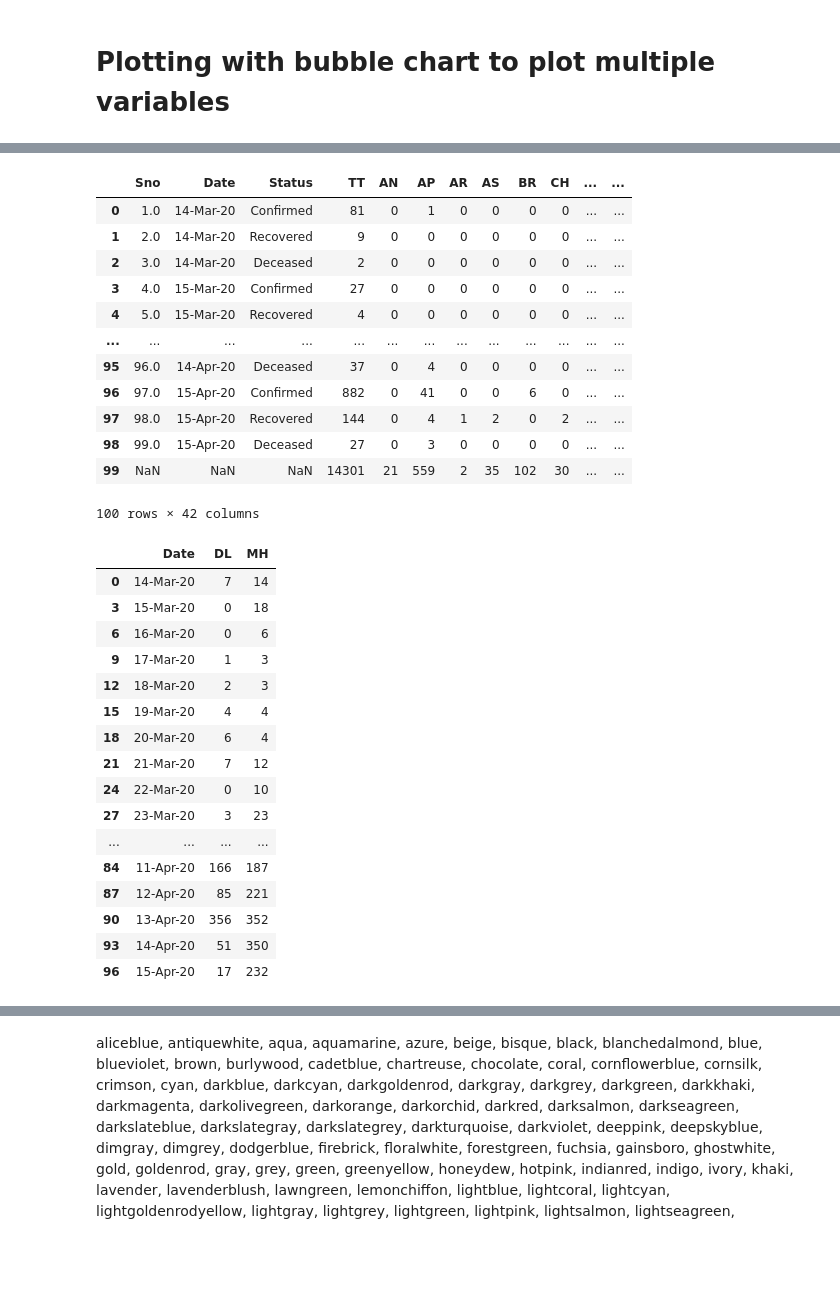
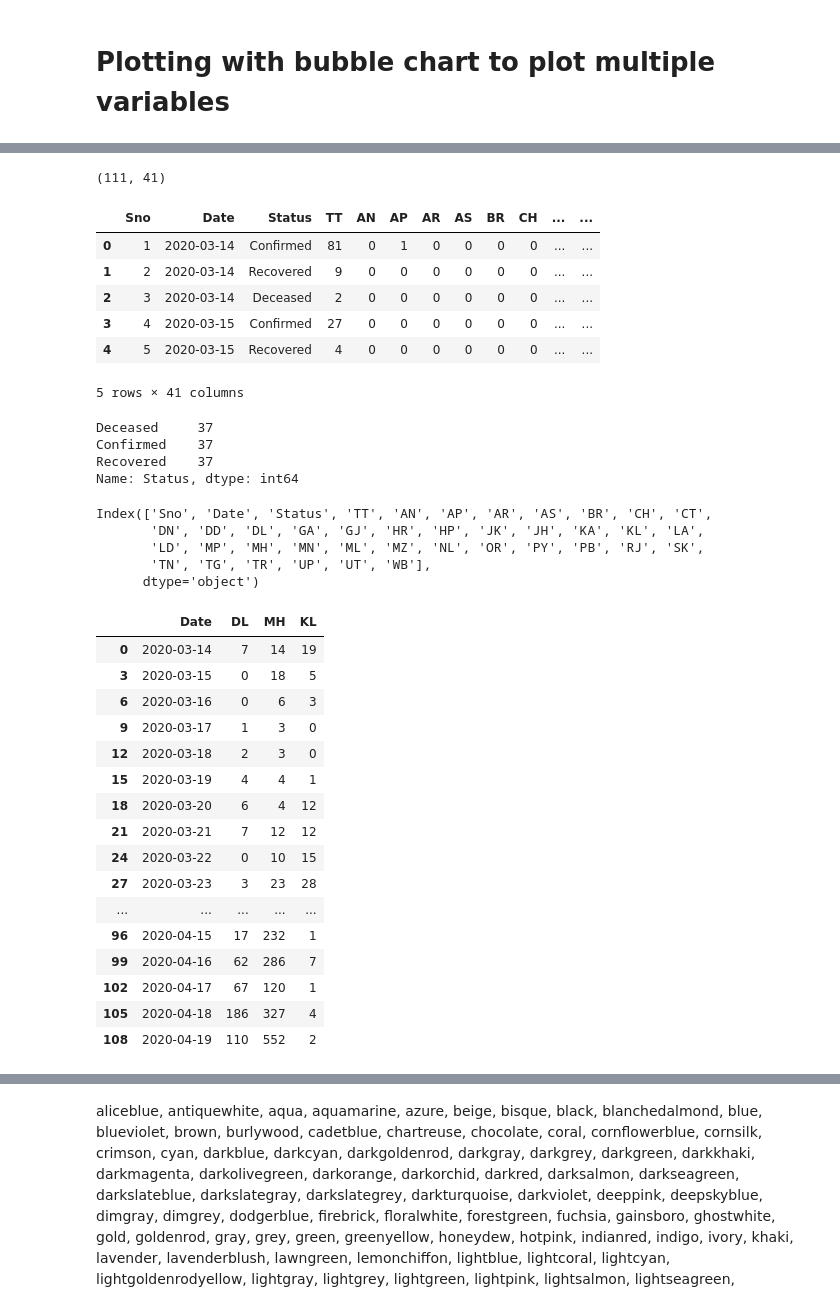
Before and after one commit to kundan1974/covid_data, a Jupyter notebook: Analysis20Apr.ipynb, the cells around one changed output, grey strips where cells are left out. Cells and saved outputs as stored; diff of their text form; code cells hidden in the pictures; blank space fills up the shorter version.

Commit message:
updated covid data current date

```diff
--- a/Analysis14Apr.ipynb
+++ b/Analysis20Apr.ipynb
@@ -244,38 +263,50 @@ Text(0, 0.5, 'Cummulative number of cases')
 # %%
 statedata = pd.read_csv("statewise.csv")
+statedata.shape
+# %% [output]
+(111, 41)
 # %%
-statedata
+statedata.head()
 # %% [output]
 |  | Sno | Date | Status | TT | AN | AP | AR | AS | BR | CH | ... | ... |
-| 0 | 1.0 | 14-Mar-20 | Confirmed | 81 | 0 | 1 | 0 | 0 | 0 | 0 | ... | ... |
-| 1 | 2.0 | 14-Mar-20 | Recovered | 9 | 0 | 0 | 0 | 0 | 0 | 0 | ... | ... |
-| 2 | 3.0 | 14-Mar-20 | Deceased | 2 | 0 | 0 | 0 | 0 | 0 | 0 | ... | ... |
-| 3 | 4.0 | 15-Mar-20 | Confirmed | 27 | 0 | 0 | 0 | 0 | 0 | 0 | ... | ... |
-| 4 | 5.0 | 15-Mar-20 | Recovered | 4 | 0 | 0 | 0 | 0 | 0 | 0 | ... | ... |
-| ... | ... | ... | ... | ... | ... | ... | ... | ... | ... | ... | ... | ... |
-| 95 | 96.0 | 14-Apr-20 | Deceased | 37 | 0 | 4 | 0 | 0 | 0 | 0 | ... | ... |
-| 96 | 97.0 | 15-Apr-20 | Confirmed | 882 | 0 | 41 | 0 | 0 | 6 | 0 | ... | ... |
-| 97 | 98.0 | 15-Apr-20 | Recovered | 144 | 0 | 4 | 1 | 2 | 0 | 2 | ... | ... |
-| 98 | 99.0 | 15-Apr-20 | Deceased | 27 | 0 | 3 | 0 | 0 | 0 | 0 | ... | ... |
-| 99 | NaN | NaN | NaN | 14301 | 21 | 559 | 2 | 35 | 102 | 30 | ... | ... |
+| 0 | 1 | 2020-03-14 | Confirmed | 81 | 0 | 1 | 0 | 0 | 0 | 0 | ... | ... |
+| 1 | 2 | 2020-03-14 | Recovered | 9 | 0 | 0 | 0 | 0 | 0 | 0 | ... | ... |
+| 2 | 3 | 2020-03-14 | Deceased | 2 | 0 | 0 | 0 | 0 | 0 | 0 | ... | ... |
+| 3 | 4 | 2020-03-15 | Confirmed | 27 | 0 | 0 | 0 | 0 | 0 | 0 | ... | ... |
+| 4 | 5 | 2020-03-15 | Recovered | 4 | 0 | 0 | 0 | 0 | 0 | 0 | ... | ... |
-100 rows × 42 columns
+5 rows × 41 columns
+# %%
+statedata['Status'].value_counts()
+# %% [output]
+Deceased     37
+Confirmed    37
+Recovered    37
+Name: Status, dtype: int64
+# %%
+statedata.columns
+# %% [output]
+Index(['Sno', 'Date', 'Status', 'TT', 'AN', 'AP', 'AR', 'AS', 'BR', 'CH', 'CT',
+       'DN', 'DD', 'DL', 'GA', 'GJ', 'HR', 'HP', 'JK', 'JH', 'KA', 'KL', 'LA',
+       'LD', 'MP', 'MH', 'MN', 'ML', 'MZ', 'NL', 'OR', 'PY', 'PB', 'RJ', 'SK',
+       'TN', 'TG', 'TR', 'UP', 'UT', 'WB'],
+      dtype='object')
 # %%
-statedata[['Date','DL','MH']][statedata.Status == 'Confirmed']
+statedata[['Date','DL','MH','KL']][statedata.Status == 'Confirmed']
 # %% [output]
-|  | Date | DL | MH |
-| 0 | 14-Mar-20 | 7 | 14 |
-| 3 | 15-Mar-20 | 0 | 18 |
-| 6 | 16-Mar-20 | 0 | 6 |
-| 9 | 17-Mar-20 | 1 | 3 |
-| 12 | 18-Mar-20 | 2 | 3 |
-| 15 | 19-Mar-20 | 4 | 4 |
-| 18 | 20-Mar-20 | 6 | 4 |
-| 21 | 21-Mar-20 | 7 | 12 |
-| 24 | 22-Mar-20 | 0 | 10 |
-| 27 | 23-Mar-20 | 3 | 23 |
-| ... | ... | ... | ... |
-| 84 | 11-Apr-20 | 166 | 187 |
-| 87 | 12-Apr-20 | 85 | 221 |
-| 90 | 13-Apr-20 | 356 | 352 |
-| 93 | 14-Apr-20 | 51 | 350 |
-| 96 | 15-Apr-20 | 17 | 232 |
+|  | Date | DL | MH | KL |
+| 0 | 2020-03-14 | 7 | 14 | 19 |
+| 3 | 2020-03-15 | 0 | 18 | 5 |
+| 6 | 2020-03-16 | 0 | 6 | 3 |
+| 9 | 2020-03-17 | 1 | 3 | 0 |
+| 12 | 2020-03-18 | 2 | 3 | 0 |
+| 15 | 2020-03-19 | 4 | 4 | 1 |
+| 18 | 2020-03-20 | 6 | 4 | 12 |
+| 21 | 2020-03-21 | 7 | 12 | 12 |
+| 24 | 2020-03-22 | 0 | 10 | 15 |
+| 27 | 2020-03-23 | 3 | 23 | 28 |
+| ... | ... | ... | ... | ... |
+| 96 | 2020-04-15 | 17 | 232 | 1 |
+| 99 | 2020-04-16 | 62 | 286 | 7 |
+| 102 | 2020-04-17 | 67 | 120 | 1 |
+| 105 | 2020-04-18 | 186 | 327 | 4 |
+| 108 | 2020-04-19 | 110 | 552 | 2 |
```
Also changed, not shown: parts of 16 cells of this notebook, 12 other files.
